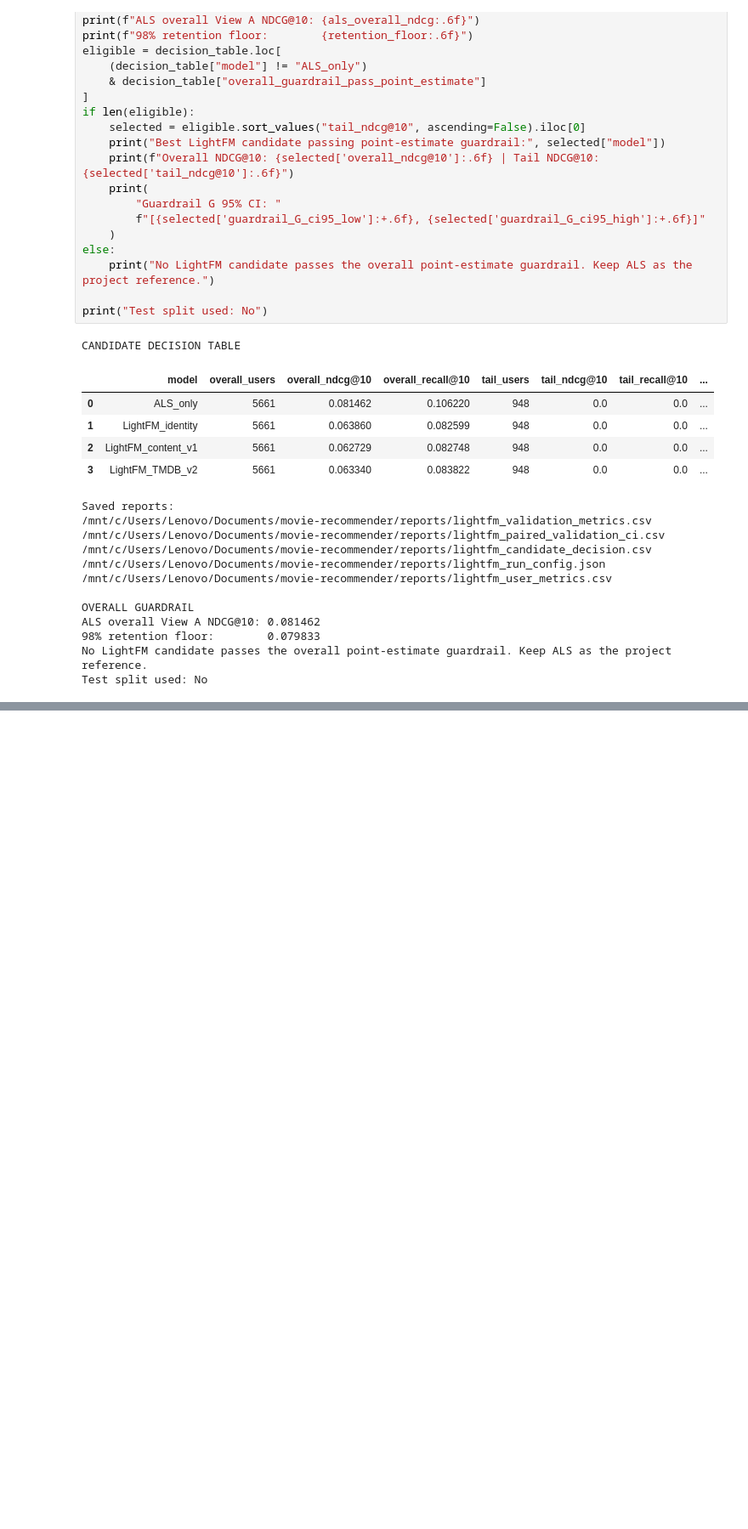
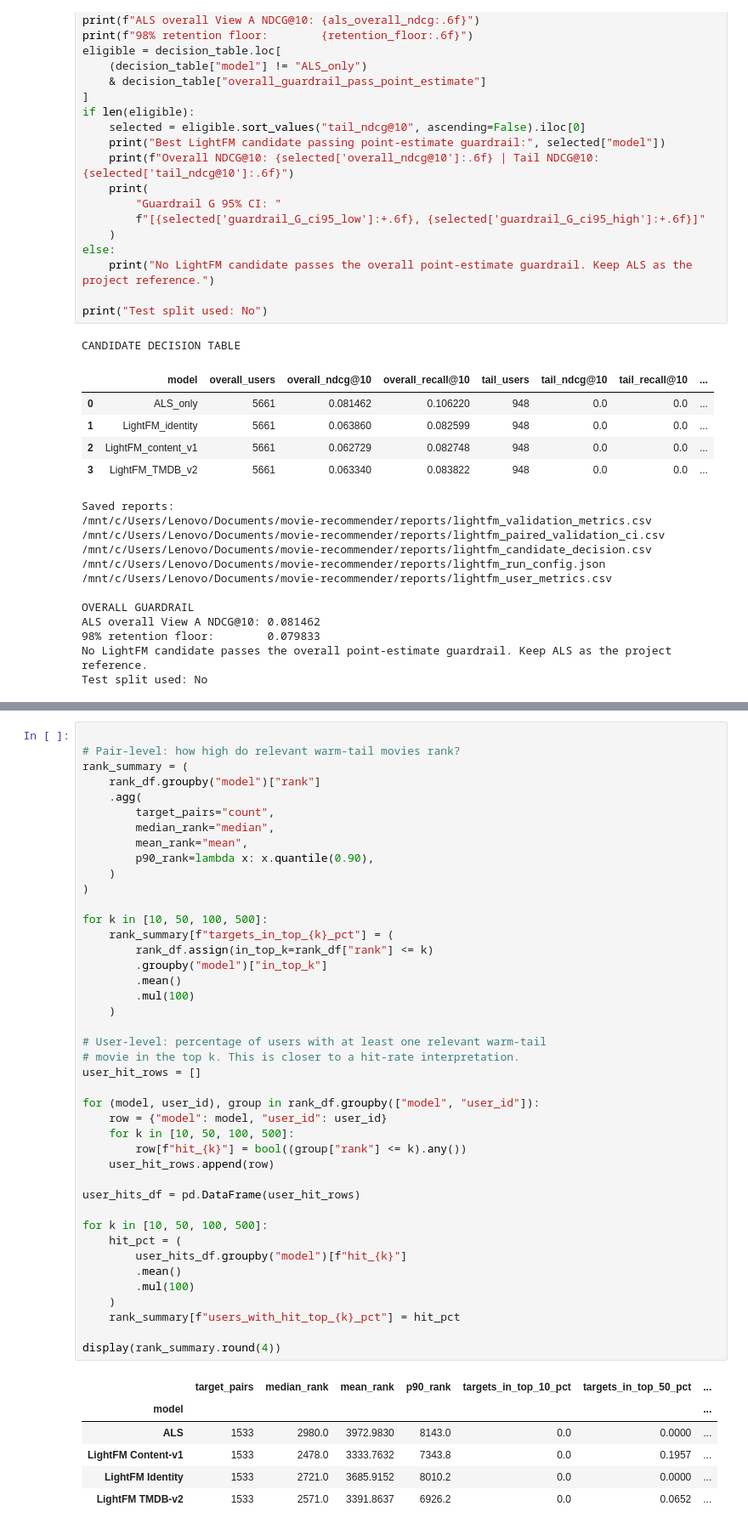
Before and after one commit to RavenKing45/Movie-Recommendation-System, a Jupyter notebook: notebooks/10_lightfm_hybrid.ipynb, the cells around one changed output, grey strips where cells are left out. Shown at 85% size. Cells and saved outputs as stored; diff of their text form; blank space fills up the shorter version.

```diff
--- a/notebooks/10_lightfm_hybrid.ipynb
+++ b/notebooks/10_lightfm_hybrid.ipynb
@@ -1101,0 +1666,49 @@ This is the first controlled LightFM run, not a definitive hyperparameter search
+# %%
+
+# Pair-level: how high do relevant warm-tail movies rank?
+rank_summary = (
+    rank_df.groupby("model")["rank"]
+    .agg(
+        target_pairs="count",
+        median_rank="median",
+        mean_rank="mean",
+        p90_rank=lambda x: x.quantile(0.90),
+    )
+)
+
+for k in [10, 50, 100, 500]:
+    rank_summary[f"targets_in_top_{k}_pct"] = (
+        rank_df.assign(in_top_k=rank_df["rank"] <= k)
+        .groupby("model")["in_top_k"]
+        .mean()
+        .mul(100)
+    )
+
+# User-level: percentage of users with at least one relevant warm-tail
+# movie in the top k. This is closer to a hit-rate interpretation.
+user_hit_rows = []
+
+for (model, user_id), group in rank_df.groupby(["model", "user_id"]):
+    row = {"model": model, "user_id": user_id}
+    for k in [10, 50, 100, 500]:
+        row[f"hit_{k}"] = bool((group["rank"] <= k).any())
+    user_hit_rows.append(row)
+
+user_hits_df = pd.DataFrame(user_hit_rows)
+
+for k in [10, 50, 100, 500]:
+    hit_pct = (
+        user_hits_df.groupby("model")[f"hit_{k}"]
+        .mean()
+        .mul(100)
+    )
+    rank_summary[f"users_with_hit_top_{k}_pct"] = hit_pct
+
+display(rank_summary.round(4))
+# %% [output]
+|  | target_pairs | median_rank | mean_rank | p90_rank | targets_in_top_10_pct | targets_in_top_50_pct | ... |
+| model |  |  |  |  |  |  | ... |
+| ALS | 1533 | 2980.0 | 3972.9830 | 8143.0 | 0.0 | 0.0000 | ... |
+| LightFM Content-v1 | 1533 | 2478.0 | 3333.7632 | 7343.8 | 0.0 | 0.1957 | ... |
+| LightFM Identity | 1533 | 2721.0 | 3685.9152 | 8010.2 | 0.0 | 0.0000 | ... |
+| LightFM TMDB-v2 | 1533 | 2571.0 | 3391.8637 | 6926.2 | 0.0 | 0.0652 | ... |
```
Also changed, not shown: parts of 41 cells of this notebook.
